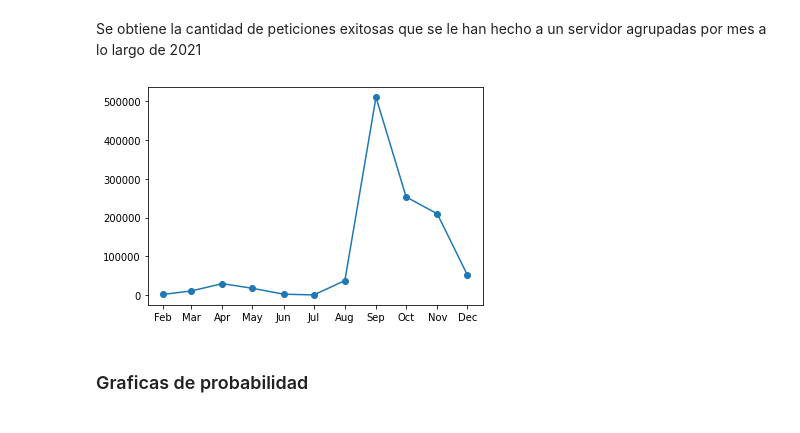
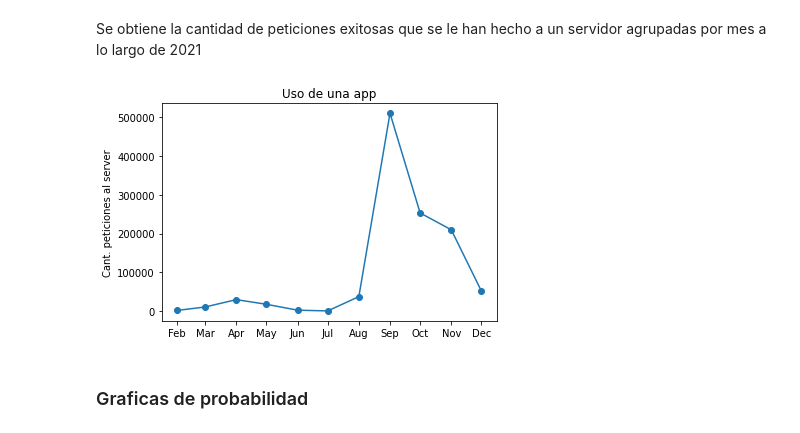
Before and after one commit to Pmz94/data-science, a Jupyter notebook: graficas.ipynb, the cells around one changed output. Cells and saved outputs as stored; diff of their text form; code cells hidden in the pictures.

```diff
--- a/graficas.ipynb
+++ b/graficas.ipynb
@@ -36,23 +71,25 @@ fecha_peticiones = [
 # %%
 # hay que separar las variables para ambos ejes en listas separadas
 fecha = [datetime.datetime.strptime(i[0], '%m') for i in fecha_peticiones]
 peticiones = [i[1] for i in fecha_peticiones]
 # grafica_serie_tiempo(fecha, peticiones, titulo = 'Uso de una app movil', etiquetay = 'Peticiones al server')
 
 # Set the locator
-locator = mdates.MonthLocator() # cada mes
+locator = mdates.MonthLocator()  # cada mes
 # especificar el formato - %b gives us Jan, Feb...
 fmt = mdates.DateFormatter('%b')
 
 plt.plot(fecha, peticiones, 'o-')
 X = plt.gca().xaxis
 X.set_major_locator(locator)
 # Specify formatter
 X.set_major_formatter(fmt)
+plt.title('Uso de una app')
+plt.ylabel('Cant. peticiones al server')
 plt.show()
 del fecha, peticiones
 # %% [output]
-[figure, old version]
+[figure, new version]
 # %% [markdown]
 ### Graficas de probabilidad
 # %% [markdown]
```
Also changed, not shown: parts of 12 cells of this notebook, 7 other files.
